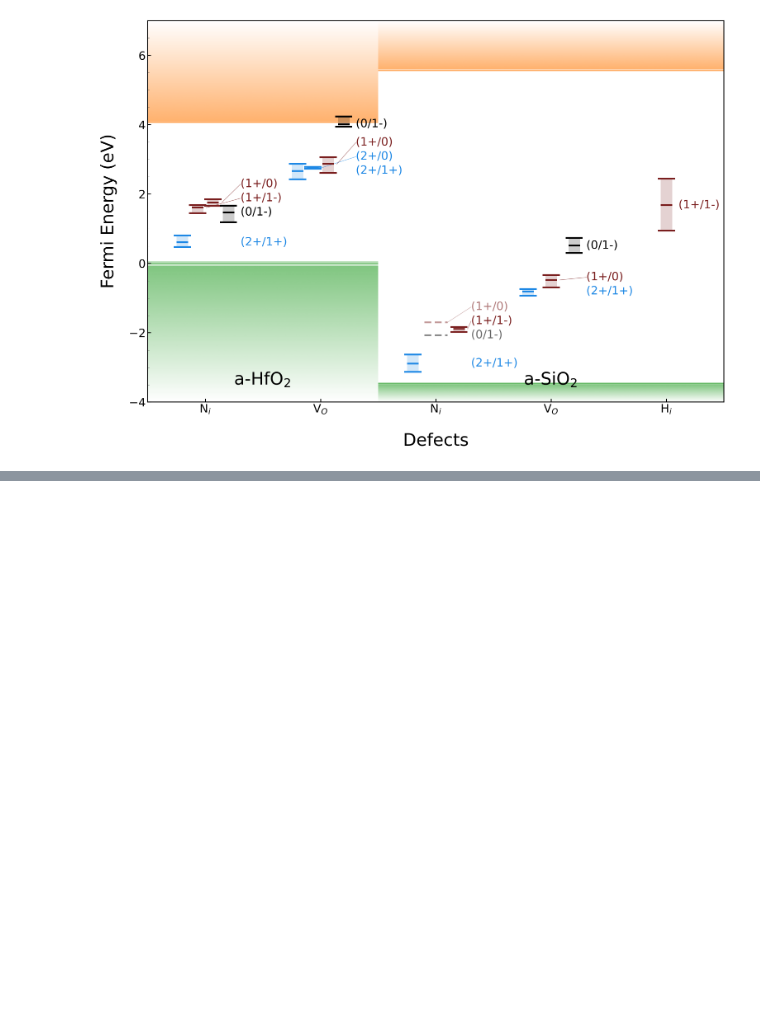
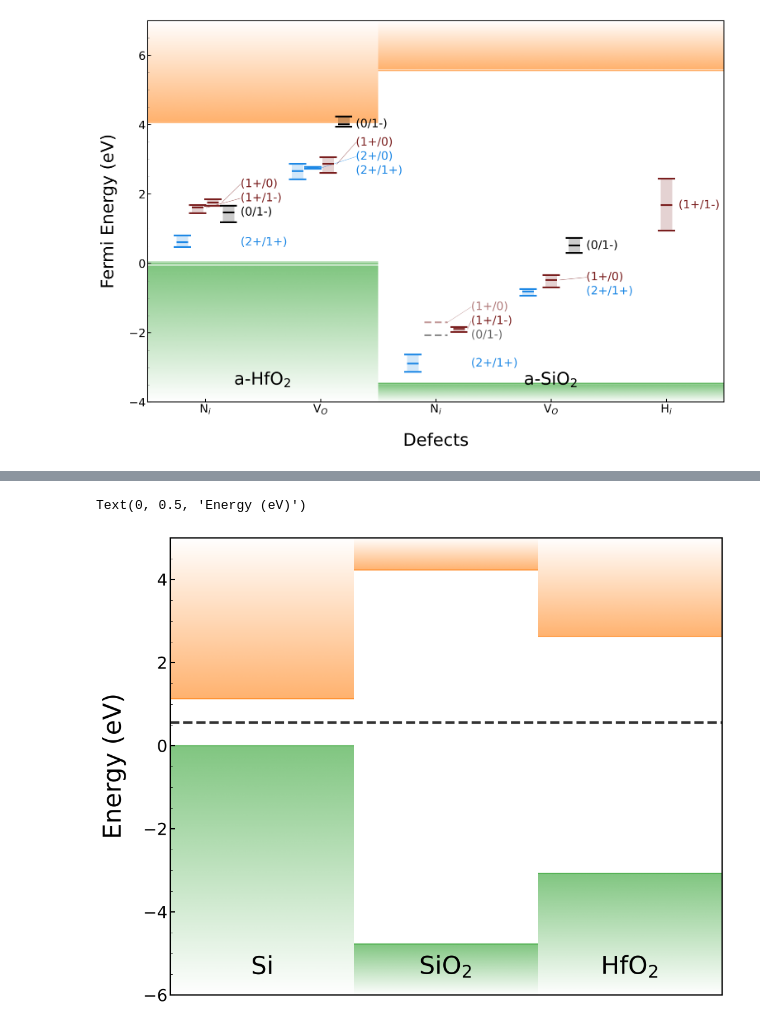
Before and after one commit to isaacmackley/cp2k_utils, a Jupyter notebook: example_scripts/plot_multi_mat_ctl.ipynb, the cells around one changed output, grey strips where cells are left out. Drawn from its saved outputs; the diff is of its cells as text; code cells hidden in the pictures; blank space fills up the shorter version.

```diff
--- a/example_scripts/plot_multi_mat_ctl.ipynb
+++ b/example_scripts/plot_multi_mat_ctl.ipynb
@@ -230,0 +237,17 @@ fig, ax, _ = plot_multi_mat_ctl(defects, materials, precomputed_ctls=extra,
+# %%
+Ha = 27.211386
+
+stack = [
+    Material('Si',   cells=[Cell('c', vbm=0.0, cbm=1.12 / Ha, bulk=0.0)], offset=0.0),   # reference
+    Material('SiO2', cells=[Cell('c', vbm=0.0, cbm=9.0 / Ha,  bulk=0.0)], offset=3.1),
+    Material('HfO2', cells=[Cell('c', vbm=0.0, cbm=5.7 / Ha,  bulk=0.0)], offset=1.5),
+]
+
+fig, ax, _ = plot_multi_mat_ctl([], stack,
+                                fermi_lines=FermiLevel('Si E$_F$', 0.56, colour='k'),
+                                style=StyleOptions(figsize=(12, 10)),
+                                xlabel=False, show=False)
+ax.set_ylabel('Energy (eV)', size=30)   # the y-axis label assumes CTLs, so relabel it here
+# %% [output]
+Text(0, 0.5, 'Energy (eV)')
+[figure, added]
```
Also changed, not shown: parts of 1 cell of this notebook, 11 other files.
